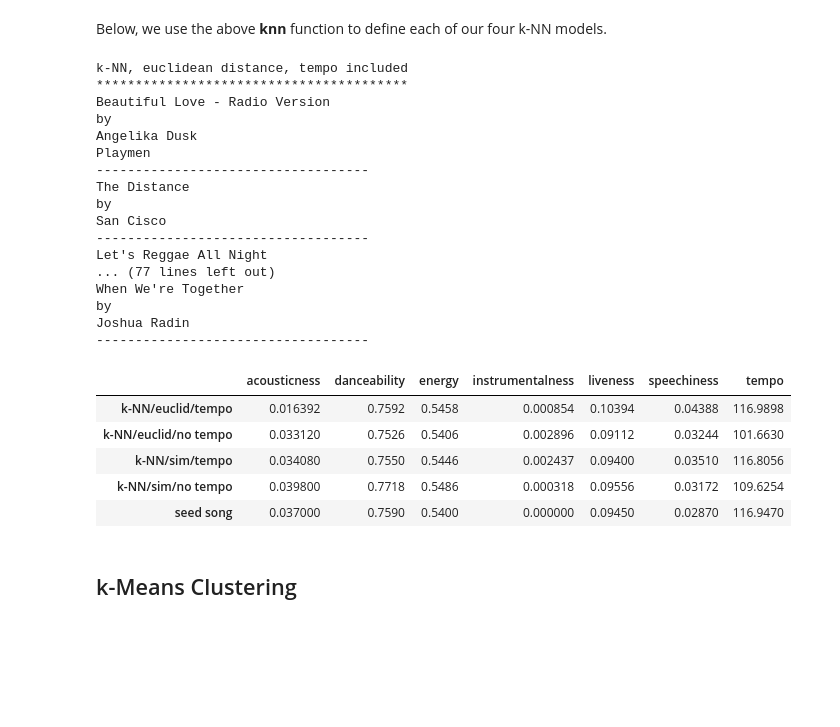
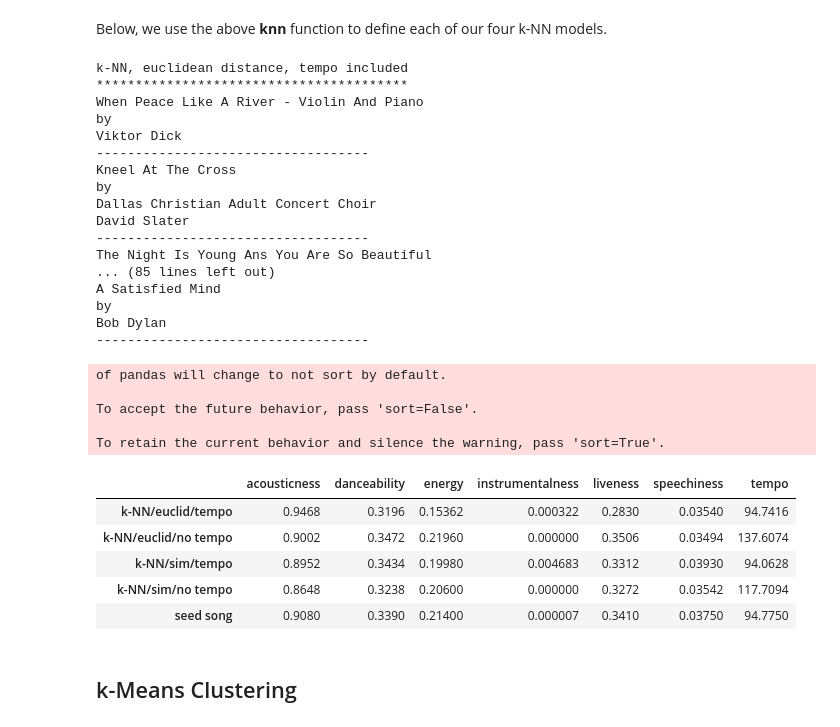
Before and after one commit to sethbilliau/spotify_playlists, a Jupyter notebook: Models.ipynb, the cells around one changed output. Cells and saved outputs as stored; diff of their text form; code cells hidden in the pictures; blank space fills up the shorter version.

```diff
--- a/Models.ipynb
+++ b/Models.ipynb
@@ -172,25 +203,16 @@ Below, we use the above **knn** function to define each of our four k-NN models.
 # %%
-def knn_euclid_tempo(songs_df, seed_song, n):
-    topn_ids = knn(songs_df, seed_song, n, metric="euclid", tempo=True)
-    pf = playlist_printer(topn_ids, songs_df)
-    return pf.describe().loc["mean"]
+def run_all_knn(songs_df, seed_song, n):
+    '''
+    run all of the k-NN models, print each model type and playlist, return a dataframe of the
+    audio feature means of each playlist created by each model
 
-def knn_euclid_no_tempo(songs_df, seed_song, n):
-    topn_ids = knn(songs_df, seed_song, n, metric="euclid", tempo=False)
-    pf = playlist_printer(topn_ids, songs_df)
-    return pf.describe().loc["mean"]
-
-def knn_sim_tempo(songs_df, seed_song, n):
-    topn_ids = knn(songs_df, seed_song, n, metric="sim", tempo=True)
-    pf = playlist_printer(topn_ids, songs_df)
-    return pf.describe().loc["mean"]
-
-def knn_sim_no_tempo(songs_df, seed_song, n):
-    topn_ids = knn(songs_df, seed_song, n, metric="sim", tempo=False)
-    pf = playlist_printer(topn_ids, songs_df)
-    return pf.describe().loc["mean"]
-
-def run_all_knn(songs_df, seed_song, n):
+    inputs:
+        songs_df : dataframe containing songs
+        seed_song : the uri of the seed song
+        n : length of desired playlist
+    output:
+        means_df : dataframe of the audio feature means of each playlist created by each model
+    '''
     print("k-NN, euclidean distance, tempo included")
     print("****************************************")
     mean_knn_euclid_tempo = knn_euclid_tempo(songs_df, seed_song, n)
@@ -208,42 +230,53 @@ def run_all_knn(songs_df, seed_song, n):
     print("****************************************")
     mean_knn_sim_no_tempo = knn_sim_no_tempo(songs_df, seed_song, n)
 
+
     means_df = pd.concat([mean_knn_euclid_tempo, mean_knn_euclid_no_tempo,
                           mean_knn_sim_tempo, mean_knn_sim_no_tempo],
                          axis=1)
     means_df = means_df.transpose()
-    means_df = means_df.append(pd.DataFrame(sp.audio_features(seed_song))[["acousticness", "danceability", "energy", "instrumentalness", "liveness", "speechiness", "tempo"]])
+    means_df = means_df.append(pd.DataFrame(sp.audio_features(seed_song))[["acousticness", "danceability",
+                                                                           "energy", "instrumentalness",
+                                                                           "liveness", "speechiness", "tempo"]])
     means_df.index = ["k-NN/euclid/tempo", "k-NN/euclid/no tempo", "k-NN/sim/tempo", "k-NN/sim/no tempo", "seed song"]
     means_df = means_df.fillna(0)
     return means_df
 # %%
-# Senorita = "0TK2YIli7K1leLovkQiNik"
-# Yo-Yo Ma Cello Suite No. 1 in G Major = "61dYvvfIRtIDFuqZypPAta"
-run_all_knn(songs_df, "0TK2YIli7K1leLovkQiNik", 5)
+# Charlie Puth, Senorita = "0TK2YIli7K1leLovkQiNik"
+# Yo-Yo Ma, Cello Suite No. 1 in G Major = "61dYvvfIRtIDFuqZypPAta"
+# Mariah Carey, All I Want for Christmas is You = "1bCQIvugIRkL0yLG5cvQcZ"
+# Michael Bublé, It's Beginning to Look a lot Like Christmas = "5a1iz510sv2W9Dt1MvFd5R"
+
+run_all_knn(songs_df, "5a1iz510sv2W9Dt1MvFd5R", 5)
 # %% [output]
 k-NN, euclidean distance, tempo included
 ****************************************
-Beautiful Love - Radio Version
+When Peace Like A River - Violin And Piano
 by
-Angelika Dusk
-Playmen
+Viktor Dick
 -----------------------------------
-The Distance
+Kneel At The Cross
 by
-San Cisco
+Dallas Christian Adult Concert Choir
+David Slater
 -----------------------------------
-Let's Reggae All Night
-... (77 lines left out)
-When We're Together
+The Night Is Young Ans You Are So Beautiful
+... (85 lines left out)
+A Satisfied Mind
 by
-Joshua Radin
+Bob Dylan
 -----------------------------------
+of pandas will change to not sort by default.
+
+To accept the future behavior, pass 'sort=False'.
+
+To retain the current behavior and silence the warning, pass 'sort=True'.
 |  | acousticness | danceability | energy | instrumentalness | liveness | speechiness | tempo |
-| k-NN/euclid/tempo | 0.016392 | 0.7592 | 0.5458 | 0.000854 | 0.10394 | 0.04388 | 116.9898 |
-| k-NN/euclid/no tempo | 0.033120 | 0.7526 | 0.5406 | 0.002896 | 0.09112 | 0.03244 | 101.6630 |
-| k-NN/sim/tempo | 0.034080 | 0.7550 | 0.5446 | 0.002437 | 0.09400 | 0.03510 | 116.8056 |
-| k-NN/sim/no tempo | 0.039800 | 0.7718 | 0.5486 | 0.000318 | 0.09556 | 0.03172 | 109.6254 |
-| seed song | 0.037000 | 0.7590 | 0.5400 | 0.000000 | 0.09450 | 0.02870 | 116.9470 |
+| k-NN/euclid/tempo | 0.9468 | 0.3196 | 0.15362 | 0.000322 | 0.2830 | 0.03540 | 94.7416 |
+| k-NN/euclid/no tempo | 0.9002 | 0.3472 | 0.21960 | 0.000000 | 0.3506 | 0.03494 | 137.6074 |
+| k-NN/sim/tempo | 0.8952 | 0.3434 | 0.19980 | 0.004683 | 0.3312 | 0.03930 | 94.0628 |
+| k-NN/sim/no tempo | 0.8648 | 0.3238 | 0.20600 | 0.000000 | 0.3272 | 0.03542 | 117.7094 |
+| seed song | 0.9080 | 0.3390 | 0.21400 | 0.000007 | 0.3410 | 0.03750 | 94.7750 |
 # %% [markdown]
 ## k-Means Clustering
 # %% [markdown]
```
Also changed, not shown: parts of 9 cells of this notebook.
